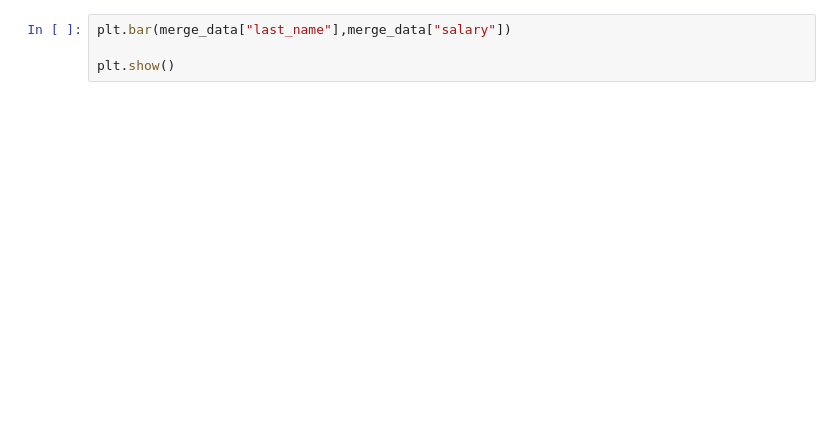
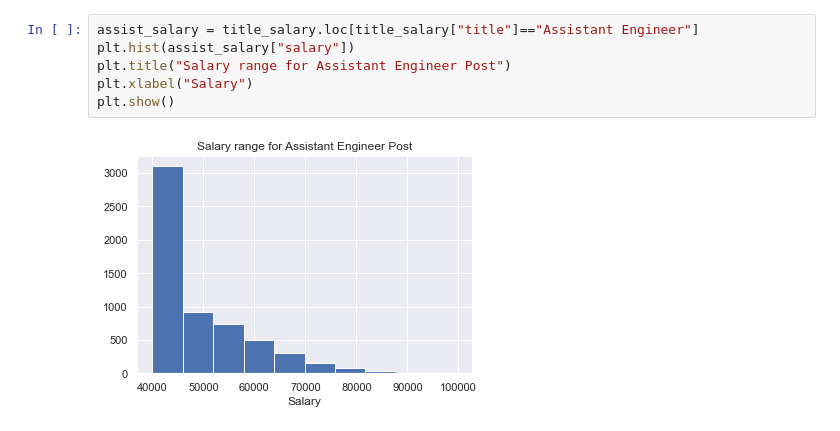
Before and after one commit to ravipatel0113/SQL_Challenge, a Jupyter notebook: Employee_SQL/Bonus/Bonus_part.ipynb, the cells around one changed output. Drawn from its saved outputs; the diff is of its cells as text; blank space fills up the shorter version.

```diff
--- a/Employee_SQL/Bonus/Bonus_part.ipynb
+++ b/Employee_SQL/Bonus/Bonus_part.ipynb
@@ -89,7 +93,11 @@ title_salary
 | 300022 | 110386 | m0001 | 1953-10-04 | Shem | Kieras | M | 1988-10-14 | 40000 | Manager |
 | 300023 | 111784 | m0001 | 1956-06-14 | Marjo | Giarratana | F | 1988-02-12 | 40000 | Manager |
 300024 rows × 9 columns
-# %%
-plt.bar(merge_data["last_name"],merge_data["salary"])
-
-plt.show()
+# %%
+assist_salary = title_salary.loc[title_salary["title"]=="Assistant Engineer"]
+plt.hist(assist_salary["salary"])
+plt.title("Salary range for Assistant Engineer Post")
+plt.xlabel("Salary")
+plt.show()
+# %% [output]
+[figure, added]
```
Also changed, not shown: parts of 23 cells of this notebook.
